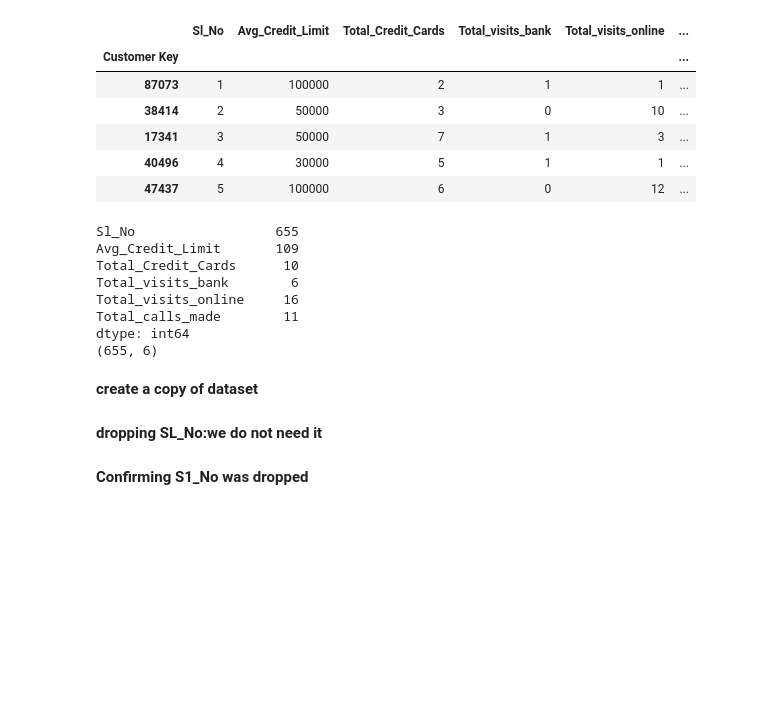
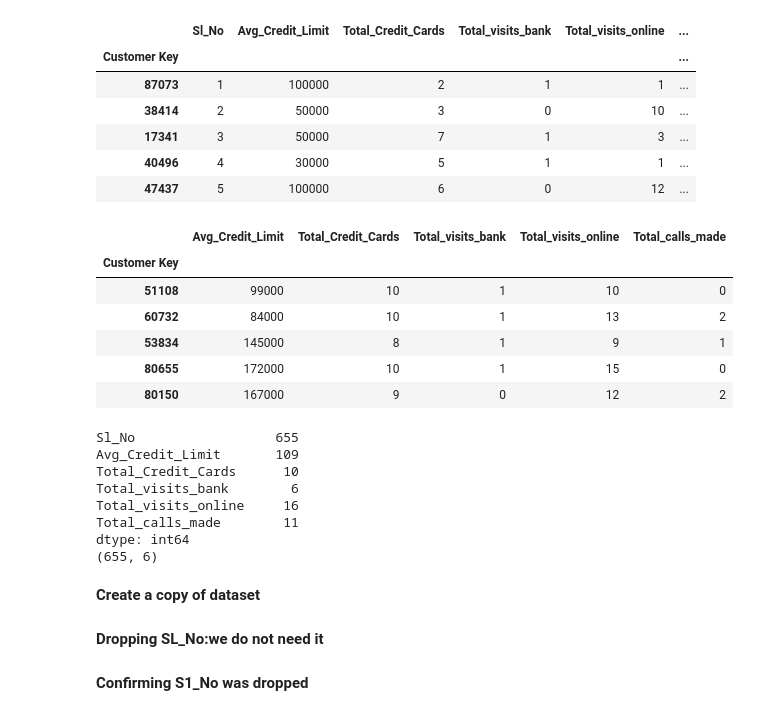
Before and after one commit to kkitonga/UnsupervisedLearning, a Jupyter notebook: pca-kmeans.ipynb, the cells around one changed output. Cells and saved outputs as stored; diff of their text form; code cells hidden in the pictures; blank space fills up the shorter version.

```diff
--- a/pca-kmeans.ipynb
+++ b/pca-kmeans.ipynb
@@ -44,6 +43,16 @@ df.head()
 | 17341 | 3 | 50000 | 7 | 1 | 3 | ... |
 | 40496 | 4 | 30000 | 5 | 1 | 1 | ... |
 | 47437 | 5 | 100000 | 6 | 0 | 12 | ... |
+# %%
+df.tail()
+# %% [output]
+|  | Avg_Credit_Limit | Total_Credit_Cards | Total_visits_bank | Total_visits_online | Total_calls_made |
+| Customer Key |  |  |  |  |  |
+| 51108 | 99000 | 10 | 1 | 10 | 0 |
+| 60732 | 84000 | 10 | 1 | 13 | 2 |
+| 53834 | 145000 | 8 | 1 | 9 | 1 |
+| 80655 | 172000 | 10 | 1 | 15 | 0 |
+| 80150 | 167000 | 9 | 0 | 12 | 2 |
 # %%
 print(df.nunique())
 print(df.shape)
@@ -57,11 +66,11 @@ Total_calls_made        11
 dtype: int64
 (655, 6)
 # %% [markdown]
-**create a copy of dataset**
+**Create a copy of dataset**
 # %%
 dfCopy = df.copy()
 # %% [markdown]
-**dropping SL_No:we do not need it**
+**Dropping SL_No:we do not need it**
 # %%
 df = df.drop(columns=['Sl_No'])
 # %% [markdown]
```
Also changed, not shown: parts of 23 cells of this notebook.
